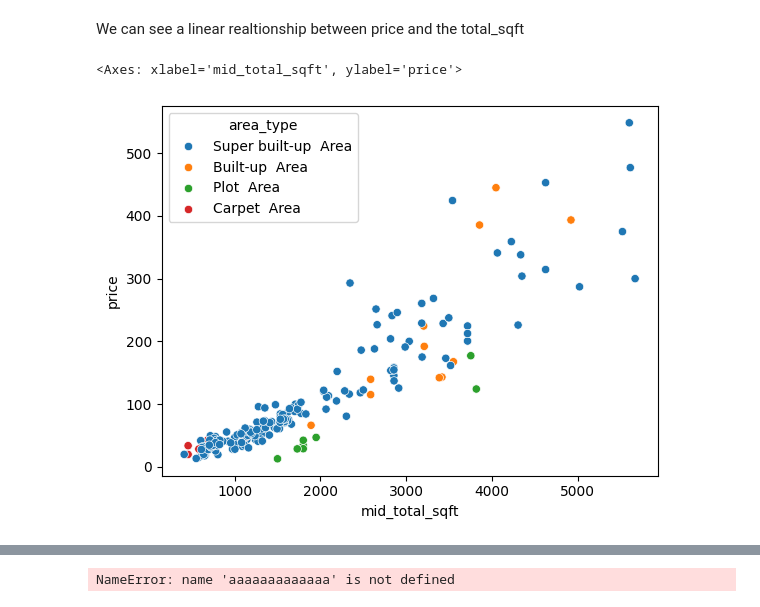
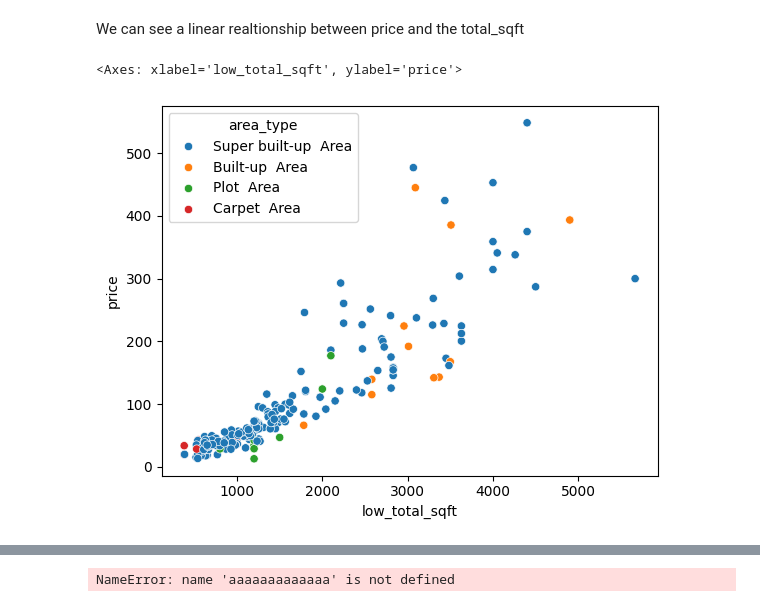
Before and after one commit to KamalMahanna/KIIT, a Jupyter notebook: GAN/CaseStudy.ipynb, the cells around one changed output, grey strips where cells are left out. Cells and saved outputs as stored; diff of their text form; code cells hidden in the pictures.

```diff
--- a/GAN/CaseStudy.ipynb
+++ b/GAN/CaseStudy.ipynb
@@ -7,5 +8,5 @@ import plotly.graph_objects as go
 # %%
-df=pd.read_csv(r"dataSets\Bengaluru_House_Data.csv")
+df=pd.read_csv(r"dataSets/Bengaluru_House_Data.csv")
 # %%
 df.head()
 # %% [output]
@@ -89,9 +90,9 @@ sns.scatterplot(data=rng_df, x='mid_total_sqft', y='price',hue='area_type')
 # %% [markdown]
 We can see a linear realtionship between price and the total_sqft
 # %%
-rng_df['mid_total_sqft'] = rng_df['total_sqft'].apply(lambda x: (float(x.split("-")[0]) + float(x.split("-")[1]))/2)
+rng_df['low_total_sqft'] = rng_df['total_sqft'].apply(lambda x: float(x.split("-")[0]))
 
-sns.scatterplot(data=rng_df, x='mid_total_sqft', y='price',hue='area_type')
+sns.scatterplot(data=rng_df, x='low_total_sqft', y='price',hue='area_type')
 # %% [output]
-<Axes: xlabel='mid_total_sqft', ylabel='price'>
+<Axes: xlabel='low_total_sqft', ylabel='price'>
-[figure, old version]
+[figure, new version]
```
Also changed, not shown: parts of 12 cells of this notebook, 1 other file.
